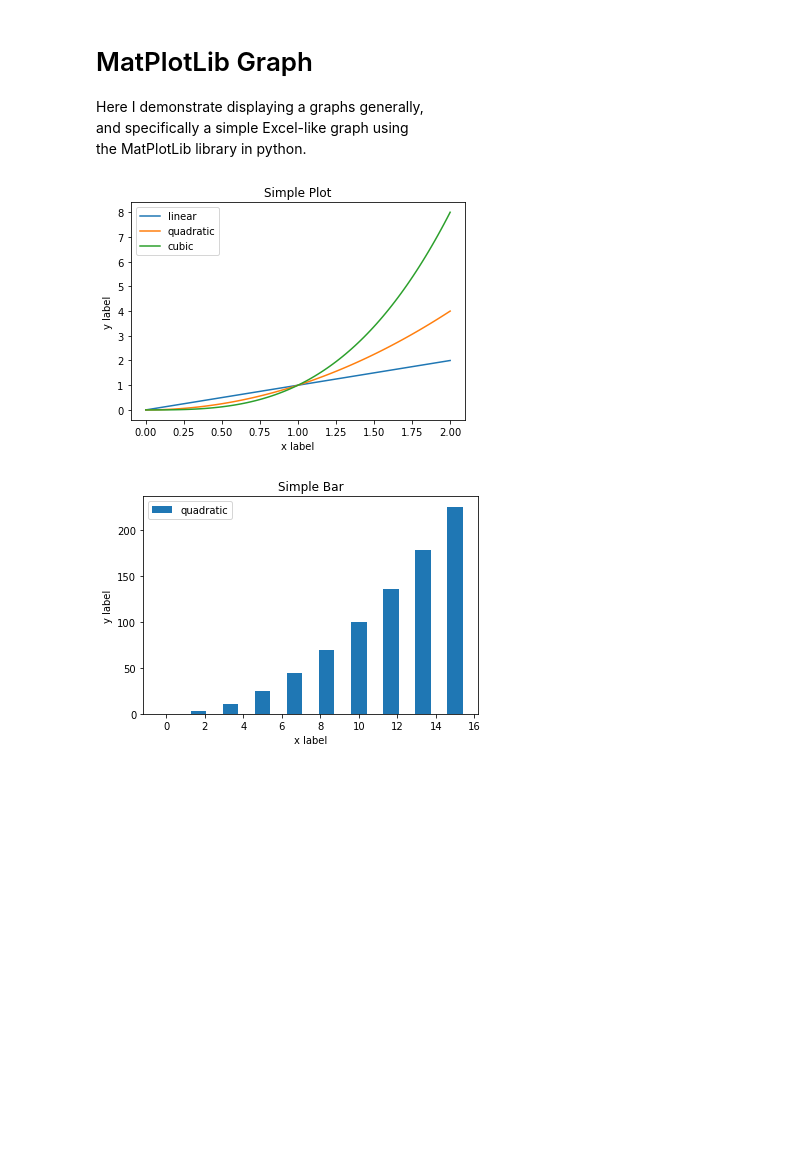
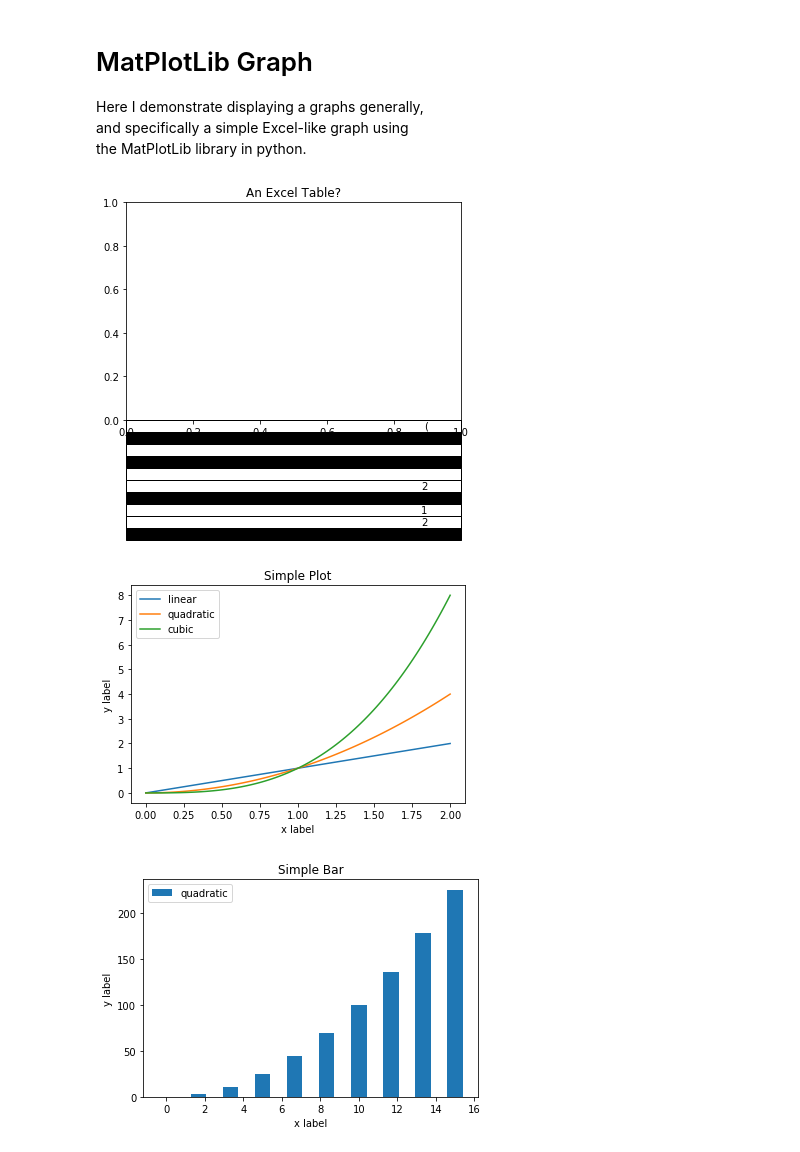
Before and after one commit to jonzingale/Python, a Jupyter notebook: Sarah/graphExample.ipynb, the cells around one changed output. Cells and saved outputs as stored; diff of their text form; code cells hidden in the pictures; blank space fills up the shorter version.

```diff
--- a/Sarah/graphExample.ipynb
+++ b/Sarah/graphExample.ipynb
@@ -7,8 +7,10 @@ the MatPlotLib library in python.<br>
 # %%
 import linegraph as lg
 # %%
+lg.table()
 lg.graphLines()
 lg.barGraph()
 # %% [output]
-[figure, old version]
+[figure, new version]
-[figure, old version]
+[figure, new version]
+[figure, added]
```
Also changed, not shown: 1 other file.
